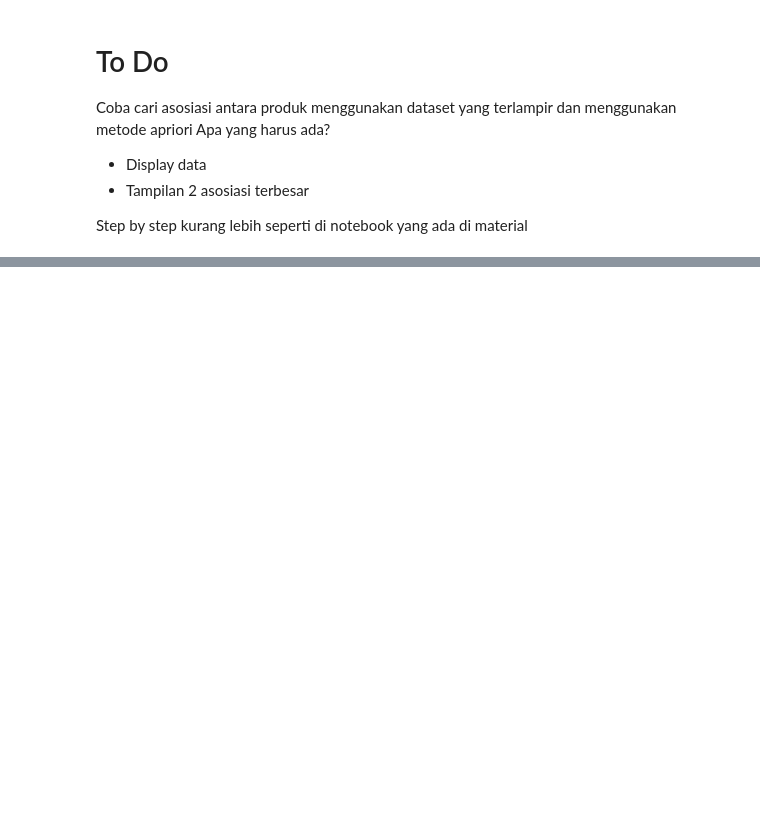
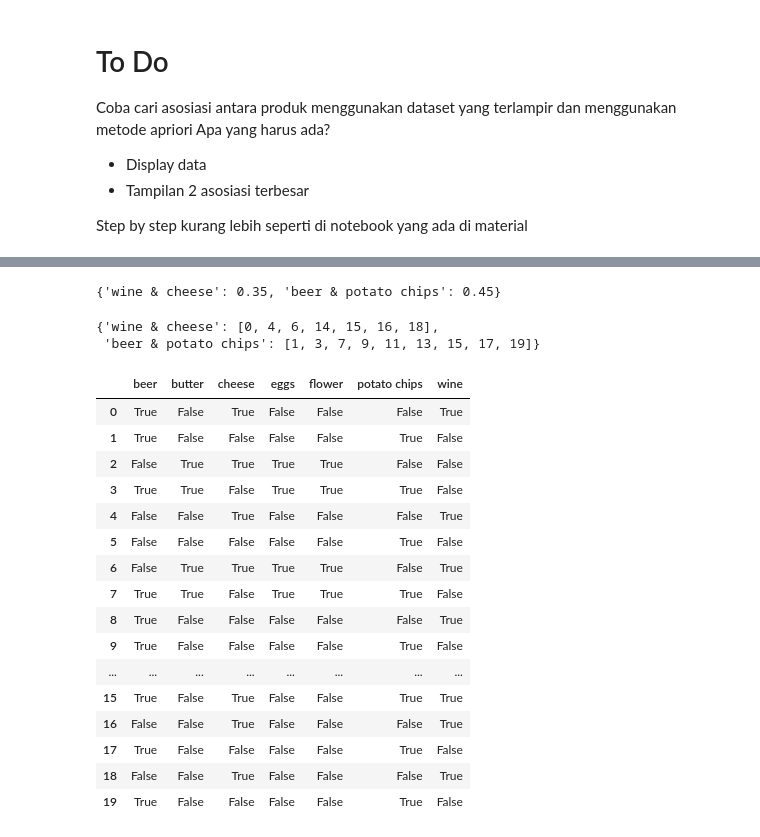
Before and after one commit to wiscaksono/Python-Class, a Jupyter notebook: ML 11. Association/Association_Wisnu Wicaksono.ipynb, the cells around one changed output, grey strips where cells are left out. Saved outputs shown, nothing was run; the diff lists cells and outputs as text; code cells hidden in the pictures; blank space fills up the shorter version.

```diff
--- a/ML 11. Association/Association_Wisnu Wicaksono.ipynb
+++ b/ML 11. Association/Association_Wisnu Wicaksono.ipynb
@@ -35,0 +109,35 @@ transactions = [
+# %%
+rule_supports
+# %% [output]
+{'wine & cheese': 0.35, 'beer & potato chips': 0.45}
+# %%
+rule_indices
+# %% [output]
+{'wine & cheese': [0, 4, 6, 14, 15, 16, 18],
+ 'beer & potato chips': [1, 3, 7, 9, 11, 13, 15, 17, 19]}
+# %%
+import pandas as pd
+from mlxtend.preprocessing import TransactionEncoder
+
+te = TransactionEncoder()
+te_ary = te.fit(transactions).transform(transactions)
+df = pd.DataFrame(te_ary, columns=te.columns_)
+df
+# %% [output]
+|  | beer | butter | cheese | eggs | flower | potato chips | wine |
+| 0 | True | False | True | False | False | False | True |
+| 1 | True | False | False | False | False | True | False |
+| 2 | False | True | True | True | True | False | False |
+| 3 | True | True | False | True | True | True | False |
+| 4 | False | False | True | False | False | False | True |
+| 5 | False | False | False | False | False | True | False |
+| 6 | False | True | True | True | True | False | True |
+| 7 | True | True | False | True | True | True | False |
+| 8 | True | False | False | False | False | False | True |
+| 9 | True | False | False | False | False | True | False |
+| ... | ... | ... | ... | ... | ... | ... | ... |
+| 15 | True | False | True | False | False | True | True |
+| 16 | False | False | True | False | False | False | True |
+| 17 | True | False | False | False | False | True | False |
+| 18 | False | False | True | False | False | False | True |
+| 19 | True | False | False | False | False | True | False |
```
Also changed, not shown: parts of 14 cells of this notebook, 7 other files.
